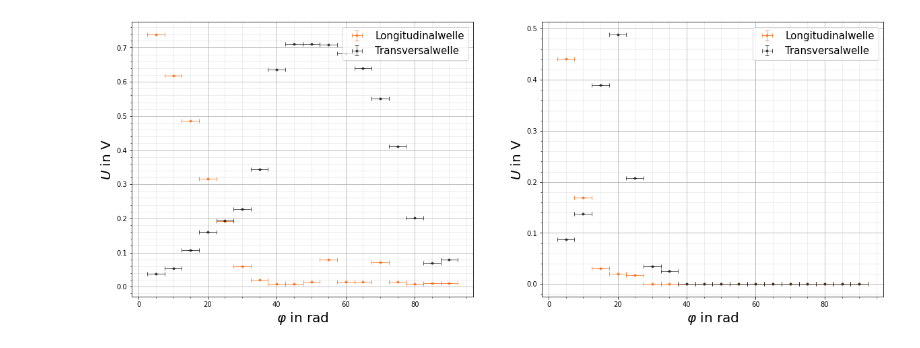
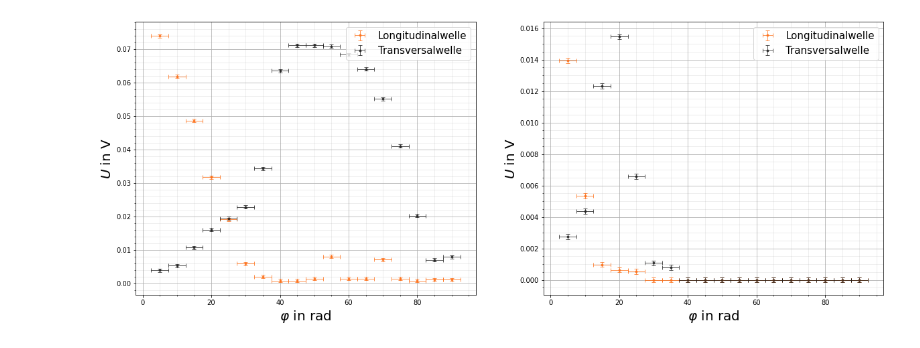
Before and after one commit to CVC97/ExPhy-III-Praktikum, a Jupyter notebook: 18_Ultraschallwellen/18_Ultraschallwellen.ipynb, the cells around one changed output. Drawn from its saved outputs; the diff is of its cells as text; code cells hidden in the pictures.

Commit message:
plot 5

```diff
--- a/18_Ultraschallwellen/18_Ultraschallwellen.ipynb
+++ b/18_Ultraschallwellen/18_Ultraschallwellen.ipynb
@@ -4,39 +4,42 @@ import sympy as sy
 import matplotlib.pyplot as plt
 from scipy import optimize
 from scipy.optimize import curve_fit
 
 input1 = 'V18_2.txt'
 input2 = 'V18_3.txt'
 
 x1 = np.loadtxt(input1, float, usecols=0, skiprows=3, delimiter=',')
-y11 = np.loadtxt(input1, float, usecols=1, skiprows=3, delimiter=',')
-y12 = np.loadtxt(input1, float, usecols=2, skiprows=3, delimiter=',')
+y11 = np.sqrt(np.loadtxt(input1, float, usecols=1, skiprows=3, delimiter=',')**2*10**(-2))
+y12 = np.sqrt(np.loadtxt(input1, float, usecols=2, skiprows=3, delimiter=',')**2*10**(-2))
 
 x2 = np.loadtxt(input2, float, usecols=0, skiprows=3, delimiter=',')
-y21 = np.loadtxt(input2, float, usecols=1, skiprows=3, delimiter=',')
-y22 = np.loadtxt(input2, float, usecols=2, skiprows=3, delimiter=',')
+y21 = np.sqrt(np.loadtxt(input2, float, usecols=1, skiprows=3, delimiter=',')**2*10**(-3))
+y22 = np.sqrt(np.loadtxt(input2, float, usecols=2, skiprows=3, delimiter=',')**2*10**(-3))
+
+yerr1 = 0.005/10
+yerr2 = 0.005*10**(-3/2)
 
 fig, ax = plt.subplots(1,2,figsize=(20,7.5))
 
 ax[0].set_xlabel(r'$\varphi$ in rad', fontsize=20)
 ax[0].set_ylabel(r'$U$ in V', fontsize=20)
 ax[0].grid()
 ax[0].grid(which='minor', color='#999999', alpha=0.2, linestyle='-')
 ax[0].minorticks_on()
-ax[0].errorbar(x1, y11, xerr = 2.5, yerr = 0, fmt = '.', color = '#FE7018', alpha = 0.75, linewidth=1, ecolor="#FE7018", capsize=3, label = 'Longitudinalwelle')
-ax[0].errorbar(x1, y12, xerr = 2.5, yerr = 0, fmt = '.', color = '#212121', alpha = 0.75, linewidth=1, ecolor="#212121", capsize=3, label = 'Transversalwelle')
+ax[0].errorbar(x1, y11, xerr = 2.5, yerr = yerr1, fmt = '.', color = '#FE7018', alpha = 0.75, linewidth=1, ecolor="#FE7018", capsize=3, label = 'Longitudinalwelle')
+ax[0].errorbar(x1, y12, xerr = 2.5, yerr = yerr1, fmt = '.', color = '#212121', alpha = 0.75, linewidth=1, ecolor="#212121", capsize=3, label = 'Transversalwelle')
 ax[0].legend(fontsize=15)
 
 ax[1].set_xlabel(r'$\varphi$ in rad', fontsize=20)
 ax[1].set_ylabel(r'$U$ in V', fontsize=20)
 ax[1].grid()
 ax[1].grid(which='minor', color='#999999', alpha=0.2, linestyle='-')
 ax[1].minorticks_on()
-ax[1].errorbar(x2, y21, xerr = 2.5, yerr = 0, fmt = '.', color = '#FE7018', alpha = 0.75, linewidth=1, ecolor="#FE7018", capsize=3, label = 'Longitudinalwelle')
-ax[1].errorbar(x2, y22, xerr = 2.5, yerr = 0, fmt = '.', color = '#212121', alpha = 0.75, linewidth=1, ecolor="#212121", capsize=3, label = 'Transversalwelle')
+ax[1].errorbar(x2, y21, xerr = 2.5, yerr = yerr2, fmt = '.', color = '#FE7018', alpha = 0.75, linewidth=1, ecolor="#FE7018", capsize=3, label = 'Longitudinalwelle')
+ax[1].errorbar(x2, y22, xerr = 2.5, yerr = yerr2, fmt = '.', color = '#212121', alpha = 0.75, linewidth=1, ecolor="#212121", capsize=3, label = 'Transversalwelle')
 ax[1].legend(fontsize=15)
 
 plt.savefig('./V18.pgf', facecolor = 'white', bbox_inches='tight')
 plt.show()
 # %% [output]
-[figure, old version]
+[figure, new version]
```
